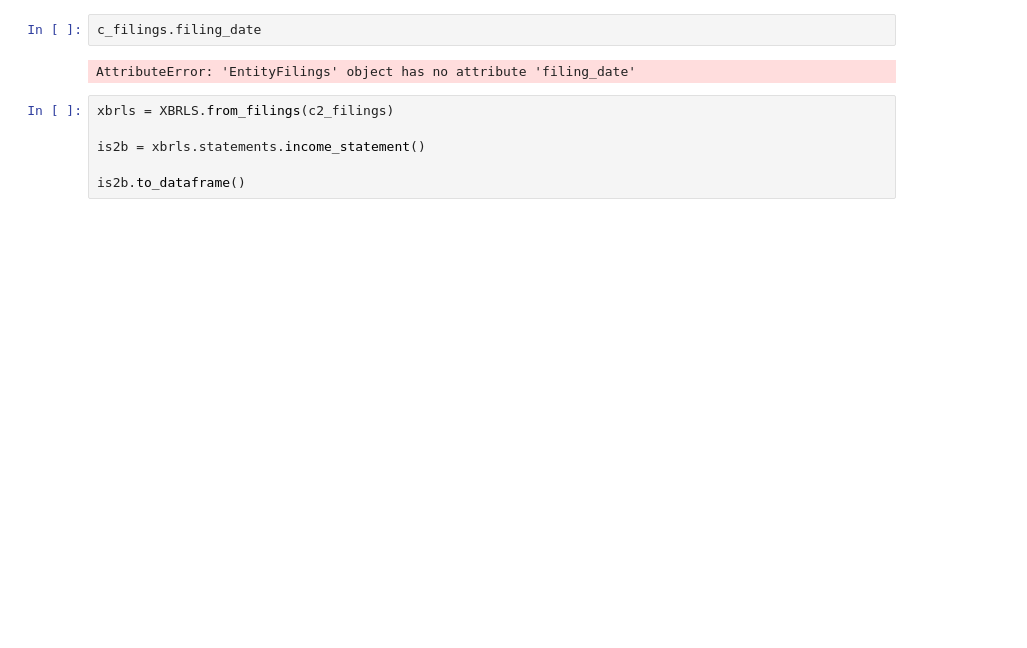
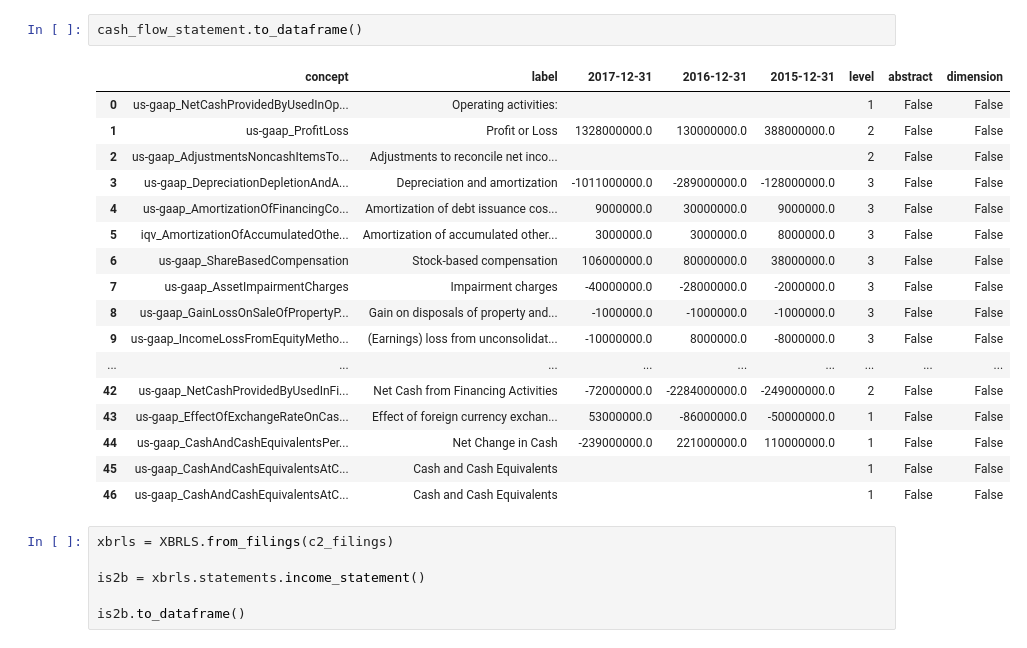
Before and after one commit to evanreynolds9/stocks_etl_ml, a Jupyter notebook: etl/Notebooks/testing_edgartools.ipynb, the cells around one changed output. Cells and saved outputs as stored; diff of their text form; blank space fills up the shorter version.

```diff
--- a/etl/Notebooks/testing_edgartools.ipynb
+++ b/etl/Notebooks/testing_edgartools.ipynb
@@ -84,7 +129,23 @@ cf2 = cash_flows2.to_dataframe()
 # %%
-c_filings.filing_date
+cash_flow_statement.to_dataframe()
 # %% [output]
-AttributeError: 'EntityFilings' object has no attribute 'filing_date'
+|  | concept | label | 2017-12-31 | 2016-12-31 | 2015-12-31 | level | abstract | dimension |
+| 0 | us-gaap_NetCashProvidedByUsedInOp... | Operating activities: |  |  |  | 1 | False | False |
+| 1 | us-gaap_ProfitLoss | Profit or Loss | 1328000000.0 | 130000000.0 | 388000000.0 | 2 | False | False |
+| 2 | us-gaap_AdjustmentsNoncashItemsTo... | Adjustments to reconcile net inco... |  |  |  | 2 | False | False |
+| 3 | us-gaap_DepreciationDepletionAndA... | Depreciation and amortization | -1011000000.0 | -289000000.0 | -128000000.0 | 3 | False | False |
+| 4 | us-gaap_AmortizationOfFinancingCo... | Amortization of debt issuance cos... | 9000000.0 | 30000000.0 | 9000000.0 | 3 | False | False |
+| 5 | iqv_AmortizationOfAccumulatedOthe... | Amortization of accumulated other... | 3000000.0 | 3000000.0 | 8000000.0 | 3 | False | False |
+| 6 | us-gaap_ShareBasedCompensation | Stock-based compensation | 106000000.0 | 80000000.0 | 38000000.0 | 3 | False | False |
+| 7 | us-gaap_AssetImpairmentCharges | Impairment charges | -40000000.0 | -28000000.0 | -2000000.0 | 3 | False | False |
+| 8 | us-gaap_GainLossOnSaleOfPropertyP... | Gain on disposals of property and... | -1000000.0 | -1000000.0 | -1000000.0 | 3 | False | False |
+| 9 | us-gaap_IncomeLossFromEquityMetho... | (Earnings) loss from unconsolidat... | -10000000.0 | 8000000.0 | -8000000.0 | 3 | False | False |
+| ... | ... | ... | ... | ... | ... | ... | ... | ... |
+| 42 | us-gaap_NetCashProvidedByUsedInFi... | Net Cash from Financing Activities | -72000000.0 | -2284000000.0 | -249000000.0 | 2 | False | False |
+| 43 | us-gaap_EffectOfExchangeRateOnCas... | Effect of foreign currency exchan... | 53000000.0 | -86000000.0 | -50000000.0 | 1 | False | False |
+| 44 | us-gaap_CashAndCashEquivalentsPer... | Net Change in Cash | -239000000.0 | 221000000.0 | 110000000.0 | 1 | False | False |
+| 45 | us-gaap_CashAndCashEquivalentsAtC... | Cash and Cash Equivalents |  |  |  | 1 | False | False |
+| 46 | us-gaap_CashAndCashEquivalentsAtC... | Cash and Cash Equivalents |  |  |  | 1 | False | False |
 # %%
 xbrls = XBRLS.from_filings(c2_filings)
 
```
Also changed, not shown: parts of 11 cells of this notebook, 2 other files.
